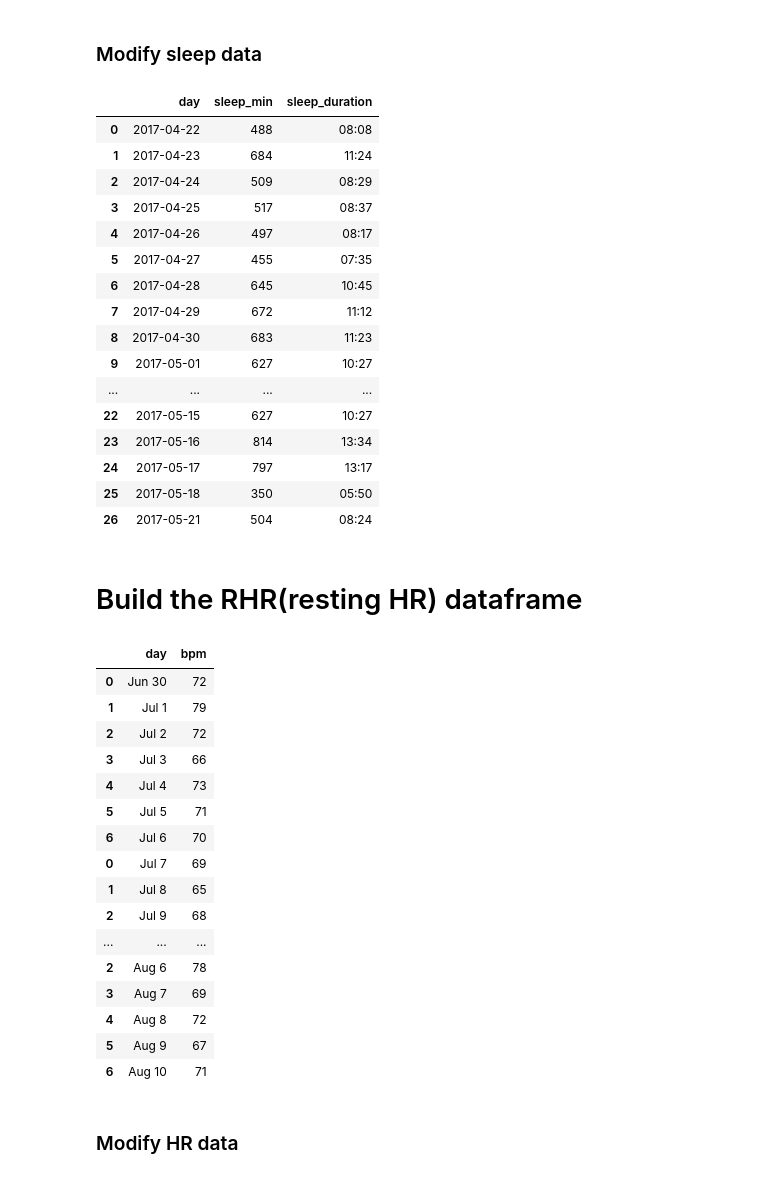
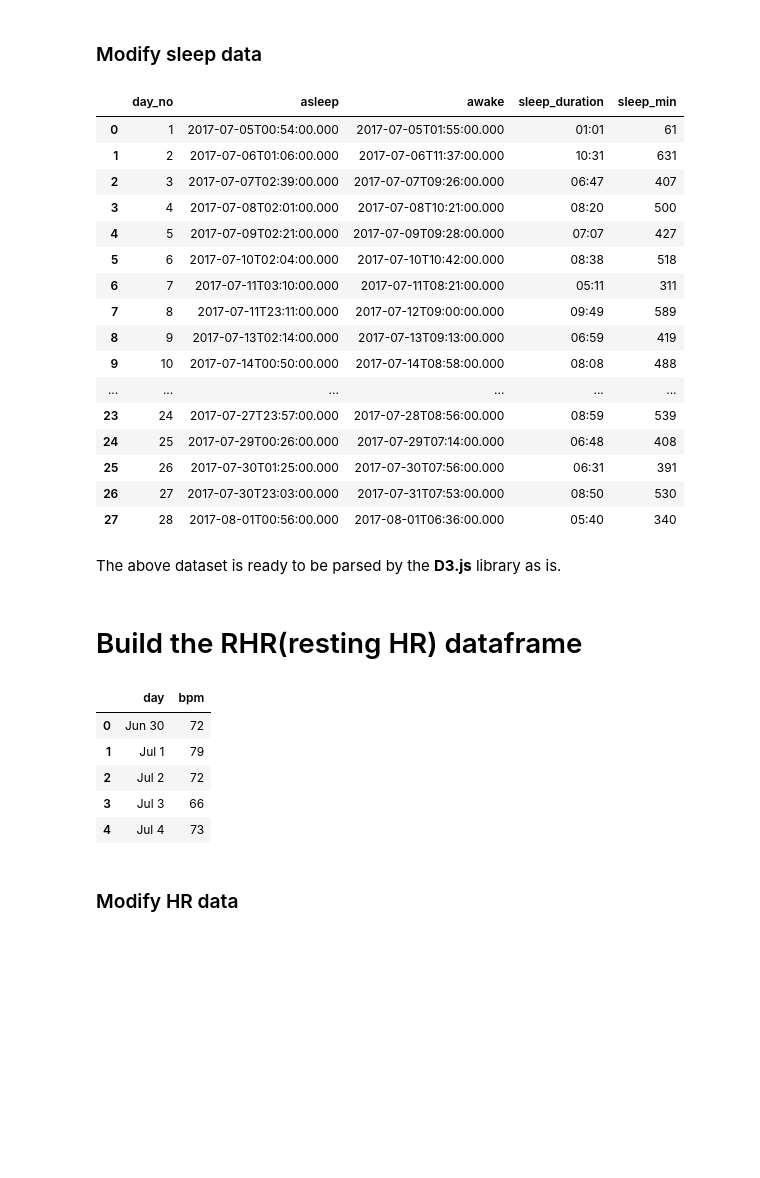
Before and after one commit to oikonang/bike_trip_project, a Jupyter notebook: data_manging/Parsing GARMIN data (Sleep and HR) - ANGELOS.ipynb, the cells around one changed output. Drawn from its saved outputs; the diff is of its cells as text; code cells hidden in the pictures; blank space fills up the shorter version.

Commit message:
finished with the sleep areagraph and resting heartrate. Time for the last calories graph

```diff
--- a/data_manging/Parsing GARMIN data (Sleep and HR) - ANGELOS.ipynb
+++ b/data_manging/Parsing GARMIN data (Sleep and HR) - ANGELOS.ipynb
@@ -16,8 +16,8 @@ from datetime import datetime, timedelta
 ## Load data files for both sleep and hrh
 # %%
 # Read the directories with the data and save file_names in two list
-path_to_sleep = 'new_data/Garmin_Sleep/'
-path_to_rhr = 'new_data/Garmin_HeartRate/'
+path_to_sleep = 'python_data/Garmin_Sleep/'
+path_to_rhr = 'python_data/Garmin_HeartRate/'
 
 csv_files_sleep = [single_csv for single_csv in os.listdir(path_to_sleep) if single_csv.endswith('.csv')]
 csv_files_rhr = [single_csv for single_csv in os.listdir(path_to_rhr) if single_csv.endswith('.csv')]
@@ -160,20 +175,22 @@ df['sleep_min']=df['sleep_duration'].apply(lambda x: hoursToMins(x))
-# %%
-df
-# %% [output]
-|  | day | sleep_min | sleep_duration |
-| 0 | 2017-04-22 | 488 | 08:08 |
-| 1 | 2017-04-23 | 684 | 11:24 |
-| 2 | 2017-04-24 | 509 | 08:29 |
-| 3 | 2017-04-25 | 517 | 08:37 |
-| 4 | 2017-04-26 | 497 | 08:17 |
-| 5 | 2017-04-27 | 455 | 07:35 |
-| 6 | 2017-04-28 | 645 | 10:45 |
-| 7 | 2017-04-29 | 672 | 11:12 |
-| 8 | 2017-04-30 | 683 | 11:23 |
-| 9 | 2017-05-01 | 627 | 10:27 |
-| ... | ... | ... | ... |
-| 22 | 2017-05-15 | 627 | 10:27 |
-| 23 | 2017-05-16 | 814 | 13:34 |
-| 24 | 2017-05-17 | 797 | 13:17 |
-| 25 | 2017-05-18 | 350 | 05:50 |
-| 26 | 2017-05-21 | 504 | 08:24 |
+# %%
+df_sleep_2
+# %% [output]
+|  | day_no | asleep | awake | sleep_duration | sleep_min |
+| 0 | 1 | 2017-07-05T00:54:00.000 | 2017-07-05T01:55:00.000 | 01:01 | 61 |
+| 1 | 2 | 2017-07-06T01:06:00.000 | 2017-07-06T11:37:00.000 | 10:31 | 631 |
+| 2 | 3 | 2017-07-07T02:39:00.000 | 2017-07-07T09:26:00.000 | 06:47 | 407 |
+| 3 | 4 | 2017-07-08T02:01:00.000 | 2017-07-08T10:21:00.000 | 08:20 | 500 |
+| 4 | 5 | 2017-07-09T02:21:00.000 | 2017-07-09T09:28:00.000 | 07:07 | 427 |
+| 5 | 6 | 2017-07-10T02:04:00.000 | 2017-07-10T10:42:00.000 | 08:38 | 518 |
+| 6 | 7 | 2017-07-11T03:10:00.000 | 2017-07-11T08:21:00.000 | 05:11 | 311 |
+| 7 | 8 | 2017-07-11T23:11:00.000 | 2017-07-12T09:00:00.000 | 09:49 | 589 |
+| 8 | 9 | 2017-07-13T02:14:00.000 | 2017-07-13T09:13:00.000 | 06:59 | 419 |
+| 9 | 10 | 2017-07-14T00:50:00.000 | 2017-07-14T08:58:00.000 | 08:08 | 488 |
+| ... | ... | ... | ... | ... | ... |
+| 23 | 24 | 2017-07-27T23:57:00.000 | 2017-07-28T08:56:00.000 | 08:59 | 539 |
+| 24 | 25 | 2017-07-29T00:26:00.000 | 2017-07-29T07:14:00.000 | 06:48 | 408 |
+| 25 | 26 | 2017-07-30T01:25:00.000 | 2017-07-30T07:56:00.000 | 06:31 | 391 |
+| 26 | 27 | 2017-07-30T23:03:00.000 | 2017-07-31T07:53:00.000 | 08:50 | 530 |
+| 27 | 28 | 2017-08-01T00:56:00.000 | 2017-08-01T06:36:00.000 | 05:40 | 340 |
+# %% [markdown]
+The above dataset is ready to be parsed by the **D3.js** library as is.
@@ -186,22 +206,11 @@ for file_name in csv_files_rhr:
     df_tmp = pd.read_csv(path_to_rhr+file_name)
     df_rhr = pd.concat([df_rhr, df_tmp])
 # %%
-df_rhr
+df_rhr[:5]
 # %% [output]
 |  | day | bpm |
 | 0 | Jun 30 | 72 |
 | 1 | Jul 1 | 79 |
 | 2 | Jul 2 | 72 |
 | 3 | Jul 3 | 66 |
 | 4 | Jul 4 | 73 |
-| 5 | Jul 5 | 71 |
-| 6 | Jul 6 | 70 |
-| 0 | Jul 7 | 69 |
-| 1 | Jul 8 | 65 |
-| 2 | Jul 9 | 68 |
-| ... | ... | ... |
-| 2 | Aug 6 | 78 |
-| 3 | Aug 7 | 69 |
-| 4 | Aug 8 | 72 |
-| 5 | Aug 9 | 67 |
-| 6 | Aug 10 | 71 |
```
Also changed, not shown: parts of 10 cells of this notebook, 10 other files.
